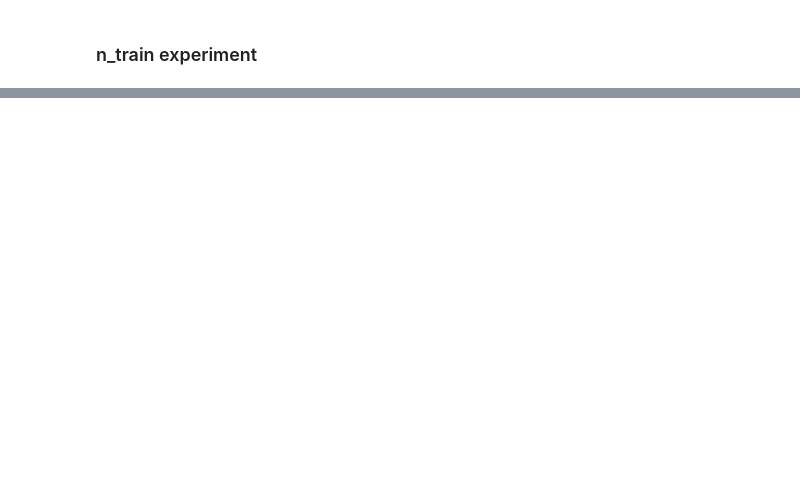
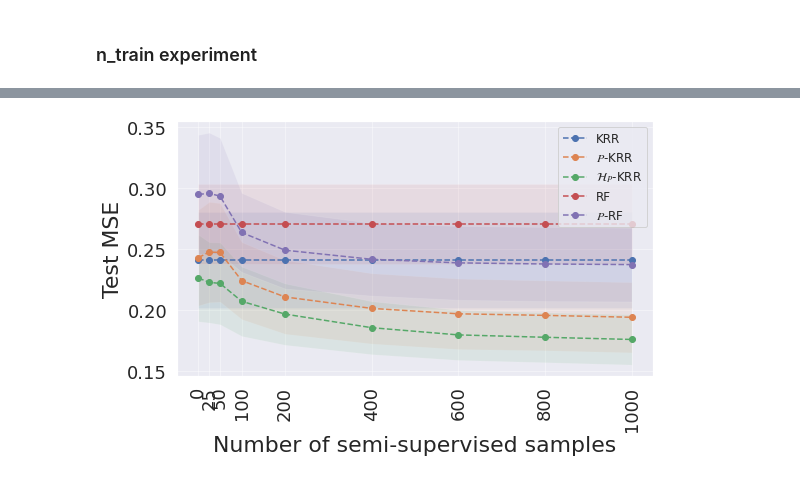
Before and after one commit to shahineb/collider-regression, a Jupyter notebook: notebooks/mvn-experiment-score-analysis.ipynb, the cells around one changed output, grey strips where cells are left out. Drawn from its saved outputs; the diff is of its cells as text; code cells hidden in the pictures; blank space fills up the shorter version.

```diff
--- a/notebooks/mvn-experiment-score-analysis.ipynb
+++ b/notebooks/mvn-experiment-score-analysis.ipynb
@@ -148,0 +277,61 @@ plt.show()
+# %%
+fig, ax = plt.subplots(1, 1, figsize=(8, 5))
+
+fontsize = 22
+legendsize = 12
+labelsize = 18
+
+semi_prop = scores_df.index.values.astype(int)
+
+KRR_baseline_mean = scores_df['KRR-baseline']['mean']
+KRR_baseline_ub = KRR_baseline_mean + scores_df['KRR-baseline']['std']
+KRR_baseline_lb = KRR_baseline_mean - scores_df['KRR-baseline']['std']
+
+KRR_after_mean = scores_df['KRR-after']['mean']
+KRR_after_ub = KRR_after_mean + scores_df['KRR-after']['std']
+KRR_after_lb = KRR_after_mean - scores_df['KRR-after']['std']
+
+KRR_before_mean = scores_df['KRR-before']['mean']
+KRR_before_ub = KRR_before_mean + scores_df['KRR-before']['std']
+KRR_before_lb = KRR_before_mean - scores_df['KRR-before']['std']
+
+RF_baseline_mean = scores_df['RF-baseline']['mean']
+RF_baseline_ub = RF_baseline_mean + scores_df['RF-baseline']['std']
+RF_baseline_lb = RF_baseline_mean - scores_df['RF-baseline']['std']
+
+RF_after_mean = scores_df['RF-after']['mean']
+RF_after_ub = RF_after_mean + scores_df['RF-after']['std']
+RF_after_lb = RF_after_mean - scores_df['RF-after']['std']
+
+
+ax.plot(semi_prop, KRR_baseline_mean, ls='--', marker='o', label='KRR')
+ax.fill_between(semi_prop, KRR_baseline_lb, KRR_baseline_ub, alpha=0.1)
+
+ax.plot(semi_prop, KRR_after_mean, ls='--', marker='o', label=r'$P$-KRR')
+ax.fill_between(semi_prop, KRR_after_lb, KRR_after_ub, alpha=0.1)
+
+ax.plot(semi_prop, KRR_before_mean, ls='--', marker='o', label=r'$\mathcal{H}_P$-KRR')
+ax.fill_between(semi_prop, KRR_before_lb, KRR_before_ub, alpha=0.1)
+
+ax.plot(semi_prop, RF_baseline_mean, ls='--', marker='o', label='RF')
+ax.fill_between(semi_prop, RF_baseline_lb, RF_baseline_ub, alpha=0.1)
+
+ax.plot(semi_prop, RF_after_mean, ls='--', marker='o', label=r'$P$-RF')
+ax.fill_between(semi_prop, RF_after_lb, RF_after_ub, alpha=0.1)
+
+# ax.set_xscale('log')
+ax.set_xticks(semi_prop)
+ax.set_xticklabels(semi_prop, rotation=90)
+ax.tick_params(labelsize=12)
+
+ax.set_ylabel("Test MSE", fontsize=fontsize)
+ax.set_xlabel('Number of semi-supervised samples', fontsize=fontsize)
+
+
+ax.grid(alpha=0.4)
+ax.tick_params(labelsize=labelsize)
+plt.legend(fontsize=legendsize)
+plt.tight_layout()
+plt.show()
+# %% [output]
+[figure, added]
```
Also changed, not shown: parts of 15 cells of this notebook, 7 other files.
